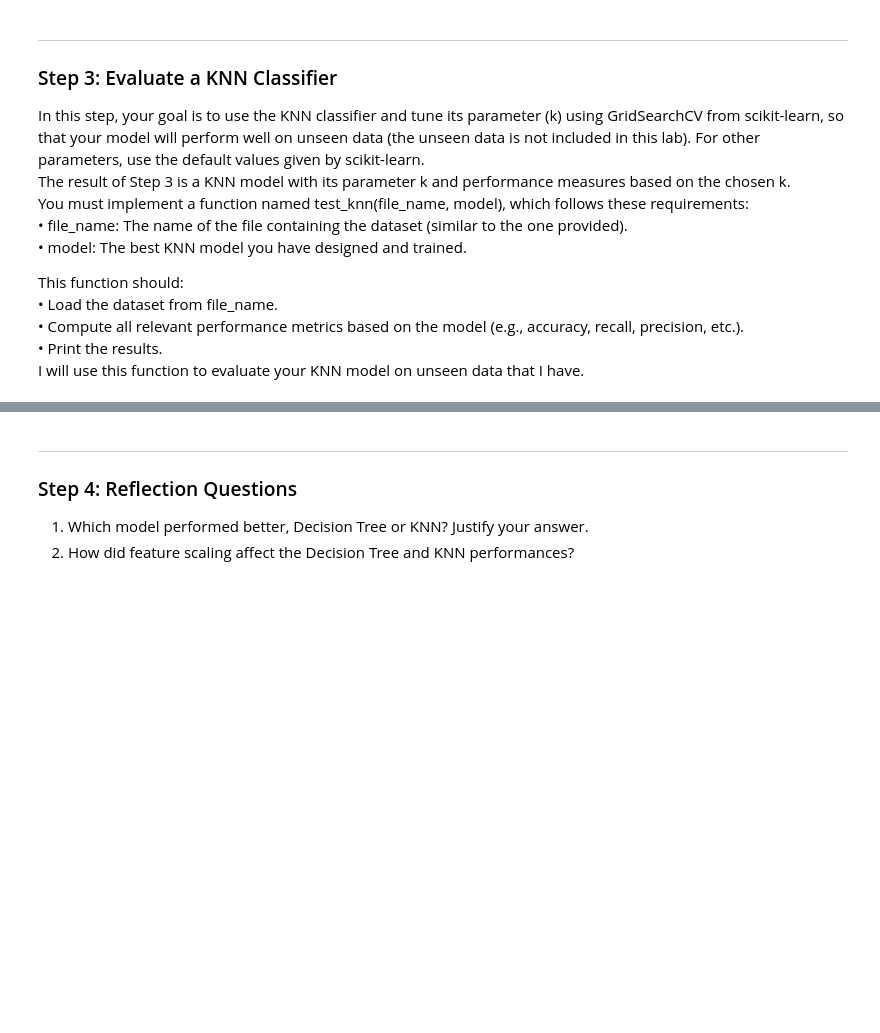
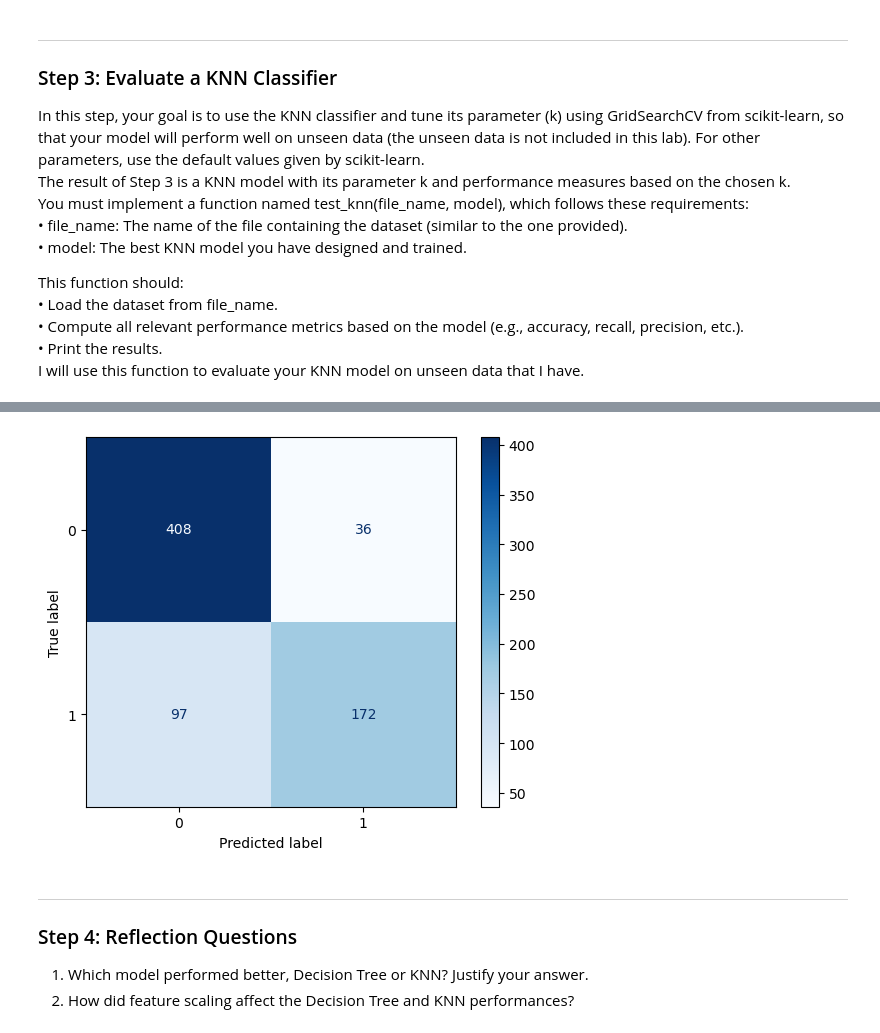
Before and after one commit to NolanMM/PROG74000-25W-Sec1-Applications-of-Artificial-Intelligence-and-Machine-Learning, a Jupyter notebook: Assignment_3/Assignment_3.ipynb, the cells around one changed output, grey strips where cells are left out. Saved outputs shown, nothing was run; the diff lists cells and outputs as text; code cells hidden in the pictures; blank space fills up the shorter version.

```diff
--- a/Assignment_3/Assignment_3.ipynb
+++ b/Assignment_3/Assignment_3.ipynb
@@ -490,3 +491,97 @@ This function should:<br>
 • Compute all relevant performance metrics based on the model (e.g., accuracy, recall, precision, etc.).<br>
 • Print the results.<br>
 I will use this function to evaluate your KNN model on unseen data that I have.<br>
+# %%
+# Define Data Preprocessing Function
+def preprocess_data(file_name):
+
+    #Preprocesses the dataset by handling missing values, scaling numerical features,
+    #and encoding categorical variables.
+
+    # Load the dataset
+    df = pd.read_csv(file_name)
+
+    # Fill missing values
+    df['Age'].fillna(df['Age'].mean(), inplace=True)
+    df['Embarked'].fillna(df['Embarked'].mode()[0], inplace=True)
+
+    # Encode categorical features
+    label_encoder = LabelEncoder()
+    df['Gender'] = label_encoder.fit_transform(df['Gender'])
+    df['Embarked'] = label_encoder.fit_transform(df['Embarked'].astype(str))
+
+    # Feature Scaling using Min-Max Scaler
+    scaler = MinMaxScaler()
+    df[['Age', 'Fare']] = scaler.fit_transform(df[['Age', 'Fare']])
+
+    # Define features and target variable
+    X = df[['Pclass', 'Gender', 'Age', 'Fare', 'Embarked', 'FamilySize']]
+    y = df['Survived']
+
+    return X, y
+
+# Hyperparameter Tuning and Model Training
+def get_best_knn_model(file_name):
+
+    #Uses GridSearchCV to find the best K value for the KNN classifier.
+    #Returns the trained model with the best K value.
+
+    X, y = preprocess_data(file_name)
+
+    # Split the dataset into training and validation sets
+    X_train, X_val, y_train, y_val = train_test_split(X, y, test_size=0.25, random_state=42, stratify=y)
+
+    # Define parameter grid
+    param_grid = {'n_neighbors': range(1, 21)}
+
+    # Initialize the KNN classifier
+    knn = KNeighborsClassifier()
+
+    # Perform GridSearchCV
+    grid_search = GridSearchCV(knn, param_grid, cv=5, scoring='accuracy')
+    grid_search.fit(X_train, y_train)
+
+    # Get the best K value
+    best_k = grid_search.best_params_['n_neighbors']
+    print(f'Best K value: {best_k}')
+
+    # Train the final KNN model with the best K value
+    best_knn = KNeighborsClassifier(n_neighbors=best_k)
+    best_knn.fit(X_train, y_train)
+
+    return best_knn
+
+# Testing the KNN Classifier
+def test_knn(file_name, model):
+    #Tests the trained KNN model on unseen data and prints performance metrics.
+    # Preprocess the dataset
+    X_test, y_test = preprocess_data(file_name)
+
+    # Make predictions
+    y_pred = model.predict(X_test)
+
+    # Calculate performance metrics
+    accuracy = accuracy_score(y_test, y_pred)
+    precision = precision_score(y_test, y_pred, average='weighted')
+    recall = recall_score(y_test, y_pred, average='weighted')
+    f1 = f1_score(y_test, y_pred, average='weighted')
+
+    # Confusion Matrix and Classification Report
+    conf_matrix = confusion_matrix(y_test, y_pred)
+    class_report = classification_report(y_test, y_pred)
+
+    # Display Results
+    print(f'Accuracy: {accuracy:.4f}')
+    print(f'Precision: {precision:.4f}')
+    print(f'Recall: {recall:.4f}')
+    print(f'F1 Score: {f1:.4f}')
+    print('\nConfusion Matrix:\n', conf_matrix)
+    print('\nClassification Report:\n', class_report)
+
+    # Plot Confusion Matrix
+    ConfusionMatrixDisplay(conf_matrix).plot(cmap='Blues')
+    plt.show()
+
+knn_model = get_best_knn_model("./Dataset/dataset.csv")
+test_knn("./Dataset/dataset.csv", knn_model)
+# %% [output]
@@ -493,3 +631,4 @@ I will use this function to evaluate your KNN model on unseen data that I have.<
+[figure, added]
 # %% [markdown]
 ---
 
```
Also changed, not shown: parts of 3 cells of this notebook.
